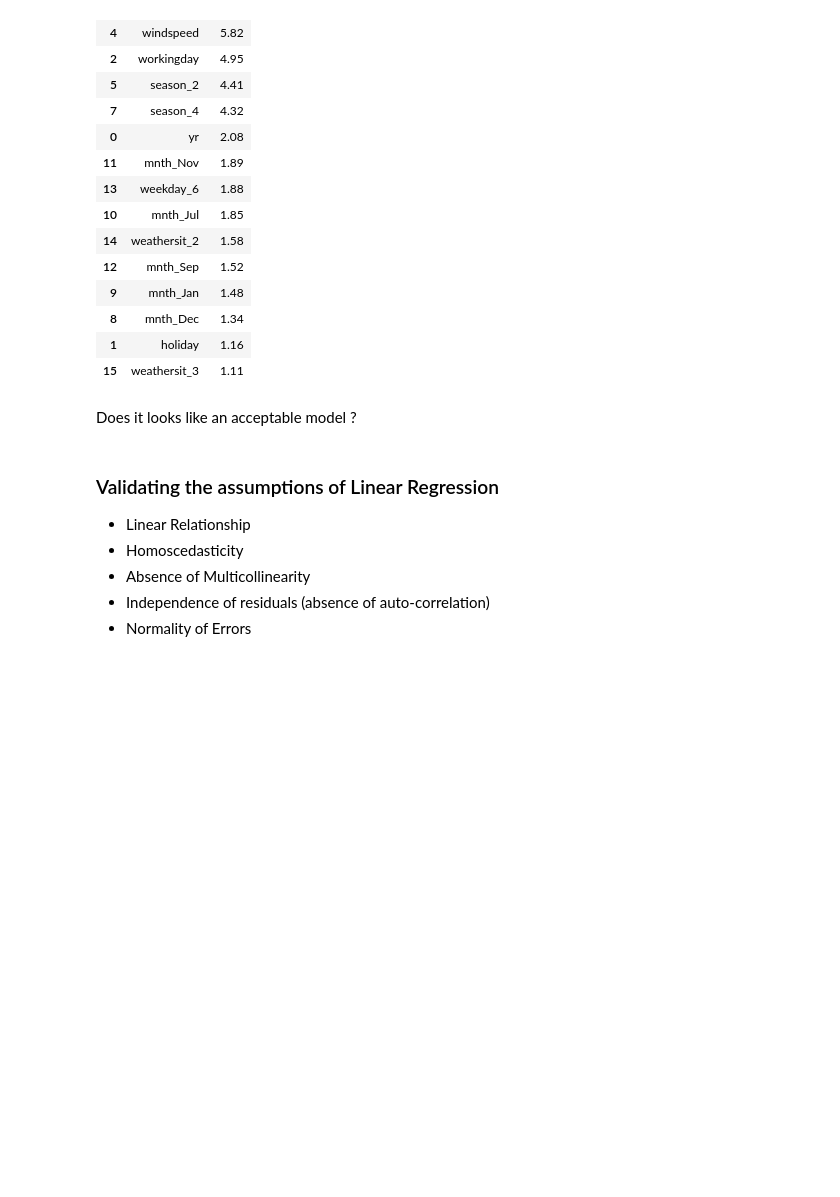
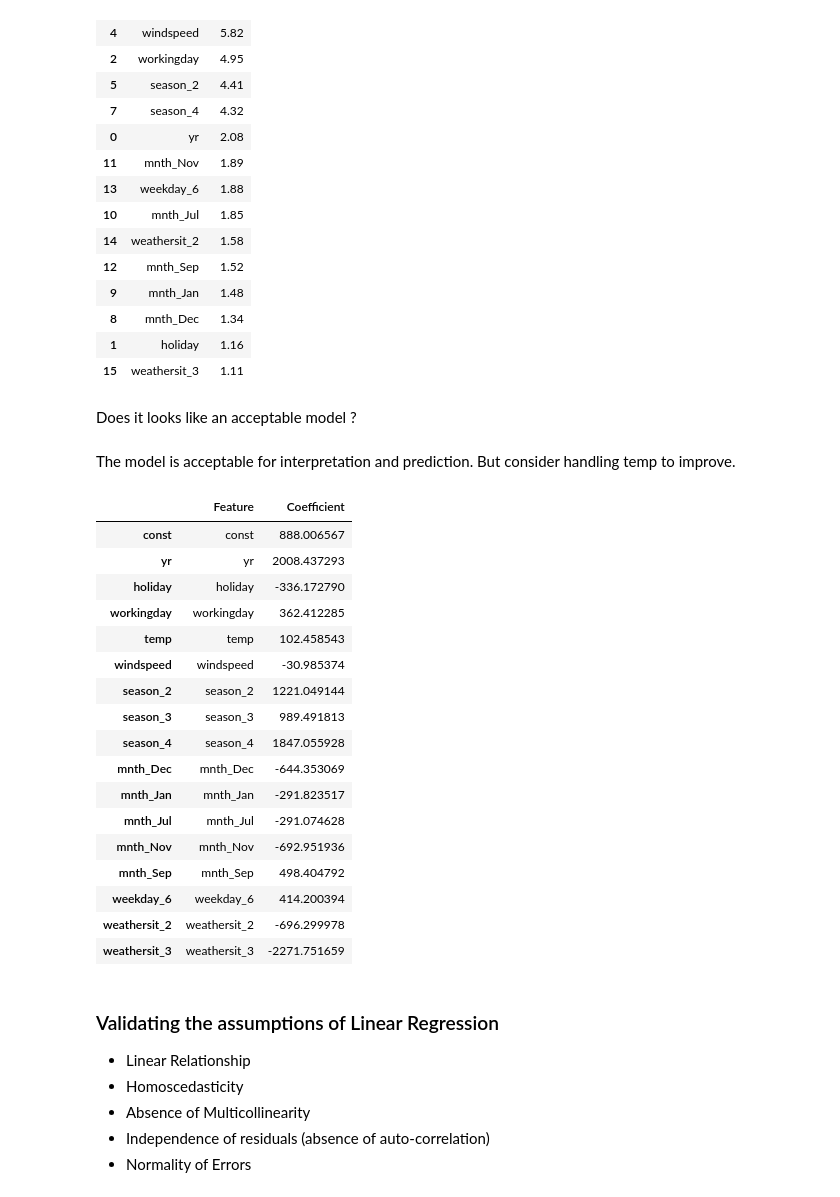
Before and after one commit to elisemyr/LAB3_MACHINE_LEARNING, a Jupyter notebook: lab3/Lab3_ML_AIDAMS_Student.ipynb, the cells around one changed output. Saved outputs shown, nothing was run; the diff lists cells and outputs as text; code cells hidden in the pictures; blank space fills up the shorter version.

```diff
--- a/lab3/Lab3_ML_AIDAMS_Student.ipynb
+++ b/lab3/Lab3_ML_AIDAMS_Student.ipynb
@@ -1159,8 +1153,35 @@ vif
 | 15 | weathersit_3 | 1.11 |
 # %% [markdown]
 Does it looks like an acceptable model ?
+# %% [markdown]
+The model is acceptable for interpretation and prediction.
+But consider handling temp to improve.
 # %%
 # Checking the co-efficients of the final model
+
+coefficients=pd.DataFrame(lr_model.params, columns=['Coefficient'])
+coefficients['Feature'] = coefficients.index
+coefficients = coefficients[['Feature', 'Coefficient']]
+coefficients
+# %% [output]
+|  | Feature | Coefficient |
+| const | const | 888.006567 |
+| yr | yr | 2008.437293 |
+| holiday | holiday | -336.172790 |
+| workingday | workingday | 362.412285 |
+| temp | temp | 102.458543 |
+| windspeed | windspeed | -30.985374 |
+| season_2 | season_2 | 1221.049144 |
+| season_3 | season_3 | 989.491813 |
+| season_4 | season_4 | 1847.055928 |
+| mnth_Dec | mnth_Dec | -644.353069 |
+| mnth_Jan | mnth_Jan | -291.823517 |
+| mnth_Jul | mnth_Jul | -291.074628 |
+| mnth_Nov | mnth_Nov | -692.951936 |
+| mnth_Sep | mnth_Sep | 498.404792 |
+| weekday_6 | weekday_6 | 414.200394 |
+| weathersit_2 | weathersit_2 | -696.299978 |
+| weathersit_3 | weathersit_3 | -2271.751659 |
 # %% [markdown]
 ### Validating the assumptions of Linear Regression
 - Linear Relationship
```
Also changed, not shown: parts of 29 cells of this notebook.
